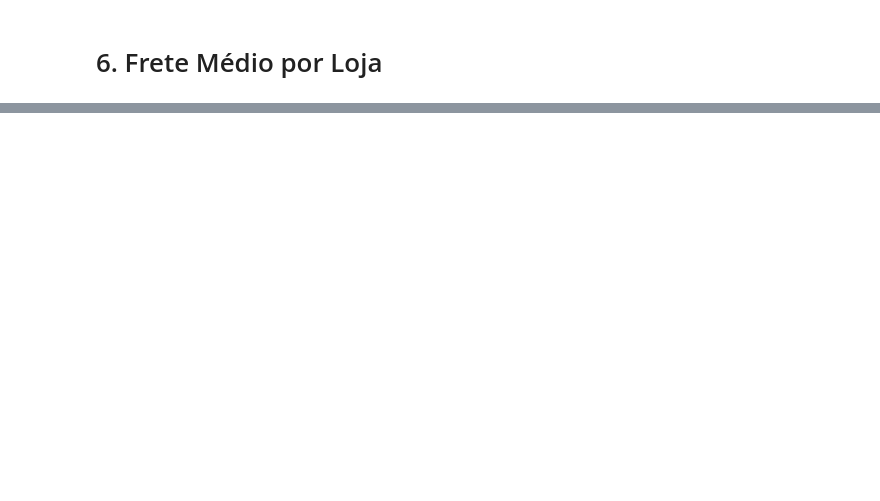
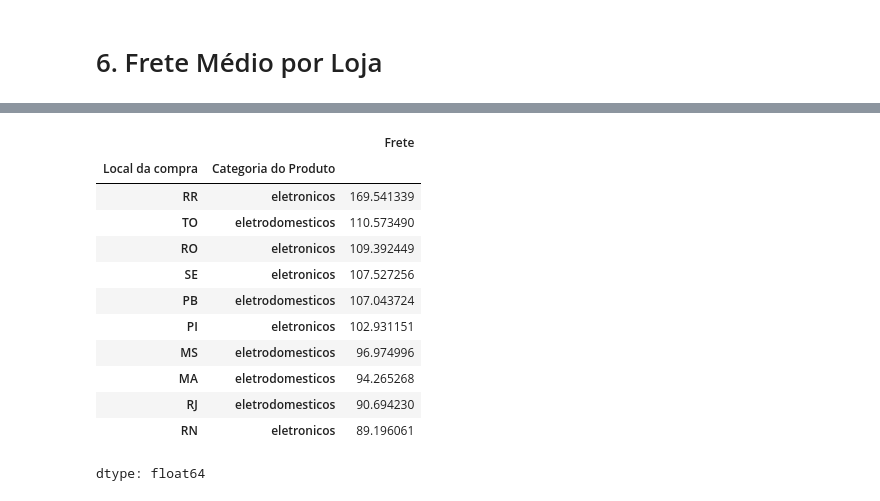
Before and after one commit to MiguelLuan/AluraStore, a Jupyter notebook: AluraStore.ipynb, the cells around one changed output, grey strips where cells are left out. Cells and saved outputs as stored; diff of their text form; code cells hidden in the pictures; blank space fills up the shorter version.

```diff
--- a/AluraStore.ipynb
+++ b/AluraStore.ipynb
@@ -275,0 +461,18 @@ qtd_produtos_loja4
+# %%
+#Frete médio por estado e categoria de produto da loja2
+frete_etd_cat_loja2 = loja2.groupby(['Local da compra','Categoria do Produto'])['Frete'].mean().sort_values(ascending=False)
+frete_etd_cat_loja2.head(10)
+# %% [output]
+|  |  | Frete |
+| Local da compra | Categoria do Produto |  |
+| RR | eletronicos | 169.541339 |
+| TO | eletrodomesticos | 110.573490 |
+| RO | eletronicos | 109.392449 |
+| SE | eletronicos | 107.527256 |
+| PB | eletrodomesticos | 107.043724 |
+| PI | eletronicos | 102.931151 |
+| MS | eletrodomesticos | 96.974996 |
+| MA | eletrodomesticos | 94.265268 |
+| RJ | eletrodomesticos | 90.694230 |
+| RN | eletronicos | 89.196061 |
+dtype: float64
```
Also changed, not shown: parts of 29 cells of this notebook.
